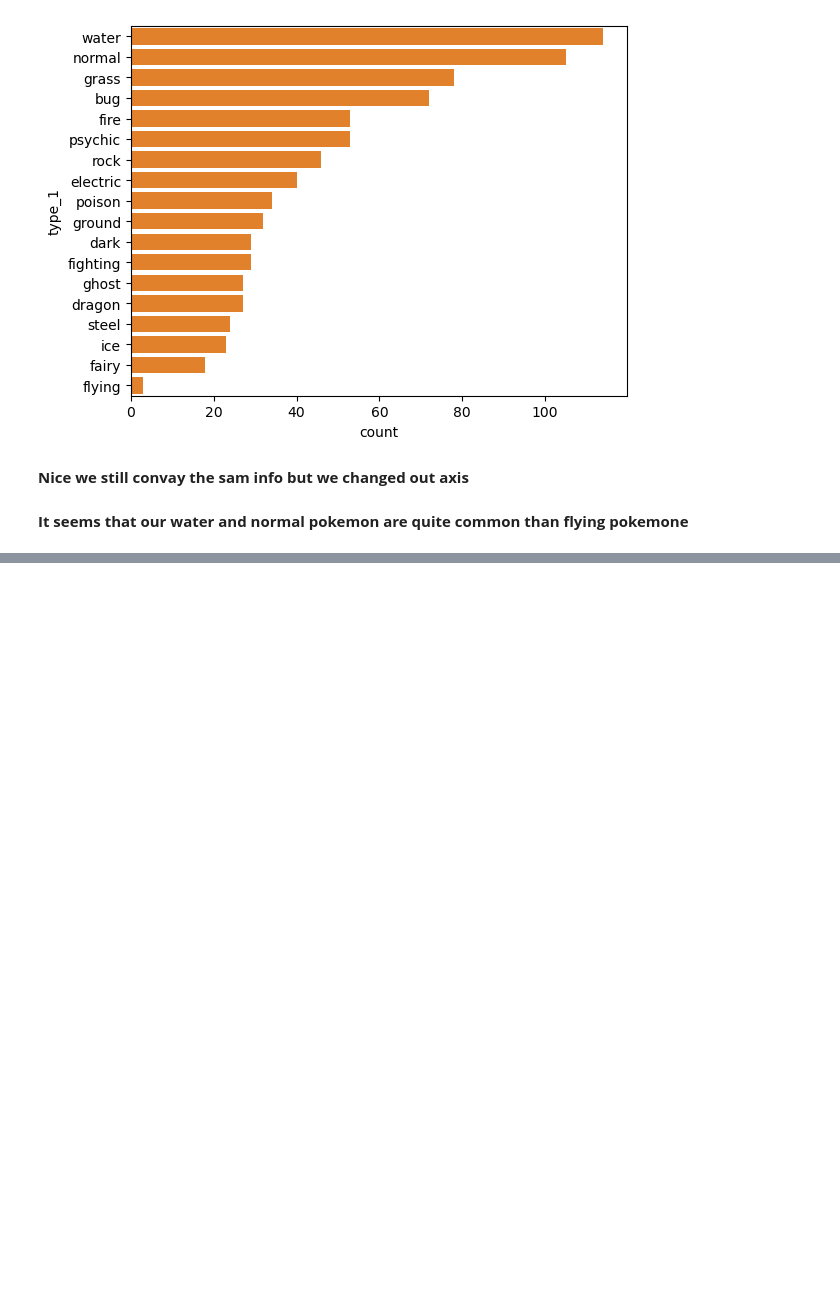
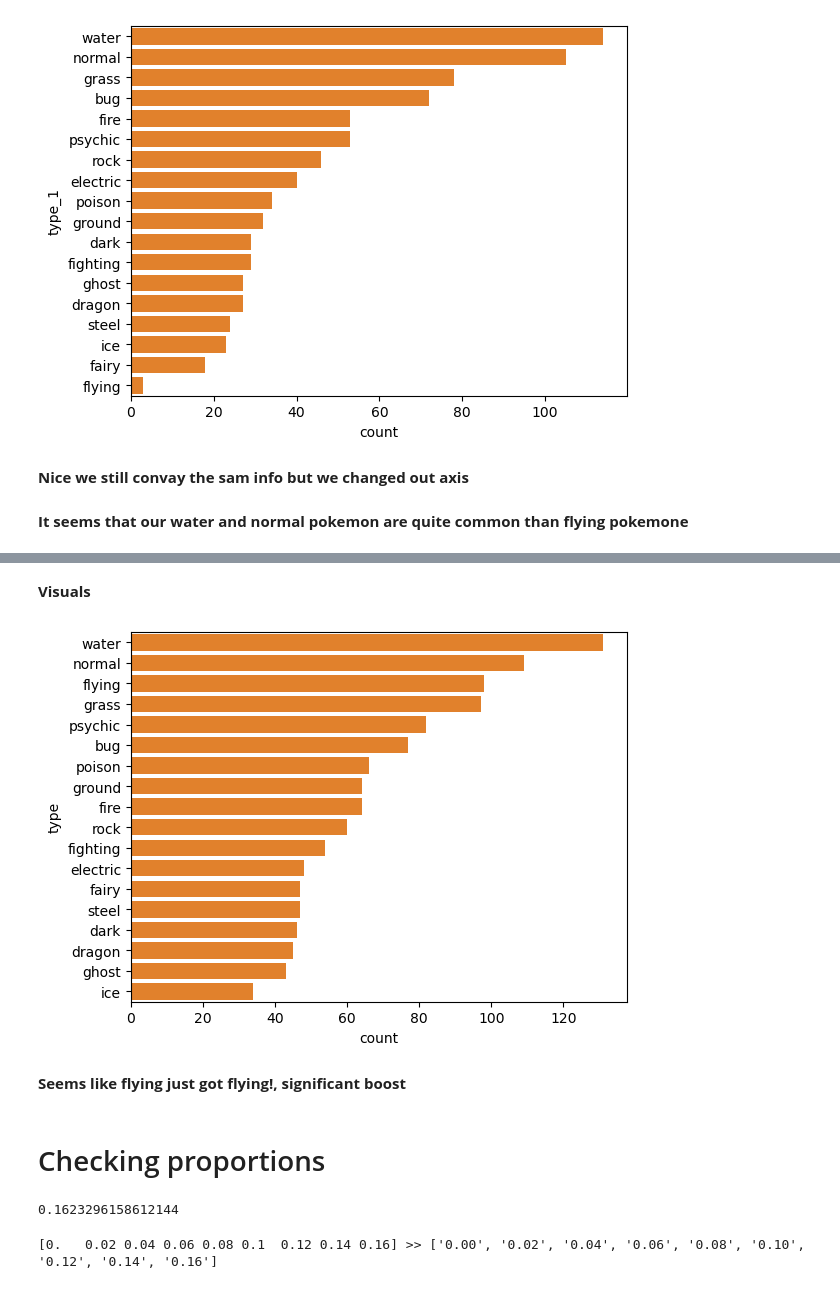
Before and after one commit to MNLobago/Uni-variate-visualization-, a Jupyter notebook: viz_viz.ipynb, the cells around one changed output, grey strips where cells are left out. Cells and saved outputs as stored; diff of their text form; code cells hidden in the pictures; blank space fills up the shorter version.

Commit message:
Added content to notebook & Image as well

```diff
--- a/viz_viz.ipynb
+++ b/viz_viz.ipynb
@@ -174,0 +186,4 @@ sb.countplot(data = pokemone,  y = "type_1", color = base_color, order = Order_t
+# %%
+pkm_types = pokemone.melt(id_vars = ['id','species'],
+                         value_vars = ["type_1", "type_2"],
+                         var_name = "type_levels", value_name = "type")
@@ -174,0 +231,2 @@ sb.countplot(data = pokemone,  y = "type_1", color = base_color, order = Order_t
+# %%
+pkm_types = pkm_types.dropna()
@@ -174,0 +315,30 @@ sb.countplot(data = pokemone,  y = "type_1", color = base_color, order = Order_t
+# %% [markdown]
+**Visuals**
+# %%
+Order_type = pkm_types.type.value_counts().index
+# %%
+sb.countplot(data = pkm_types, y = "type", color = base_color, order = Order_type);
+# %% [output]
+[figure, added]
+# %% [markdown]
+**Seems like flying just got flying!, significant boost**
+# %% [markdown]
+# Checking proportions
+# %%
+type_counts = pkm_types.type.value_counts()
+Order_type = type_counts.index
+
+max_type = type_counts.iloc[0]
+n_Poke = pokemone.shape[0]
+max_prop = max_type / n_Poke
+max_prop
+# %% [output]
+0.1623296158612144
+# %%
+tick_prop = np.arange(0, max_prop, 0.02)
+
+tick_labes = ["{:.2f}".format(v) for v in tick_prop]
+
+print(tick_prop,">>",tick_labes)
+# %% [output]
+[0.   0.02 0.04 0.06 0.08 0.1  0.12 0.14 0.16] >> ['0.00', '0.02', '0.04', '0.06', '0.08', '0.10', '0.12', '0.14', '0.16']
```
Also changed, not shown: parts of 22 cells of this notebook, 1 other file.
